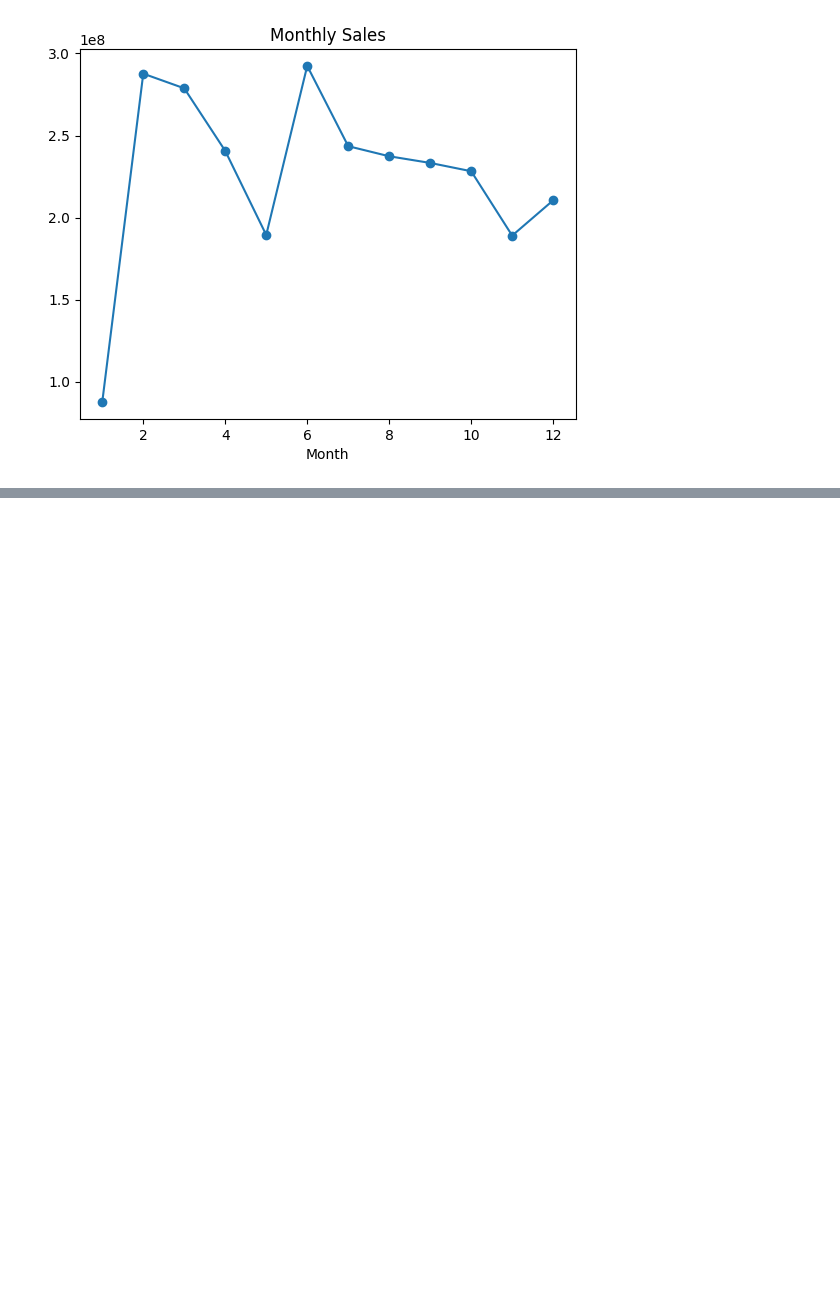
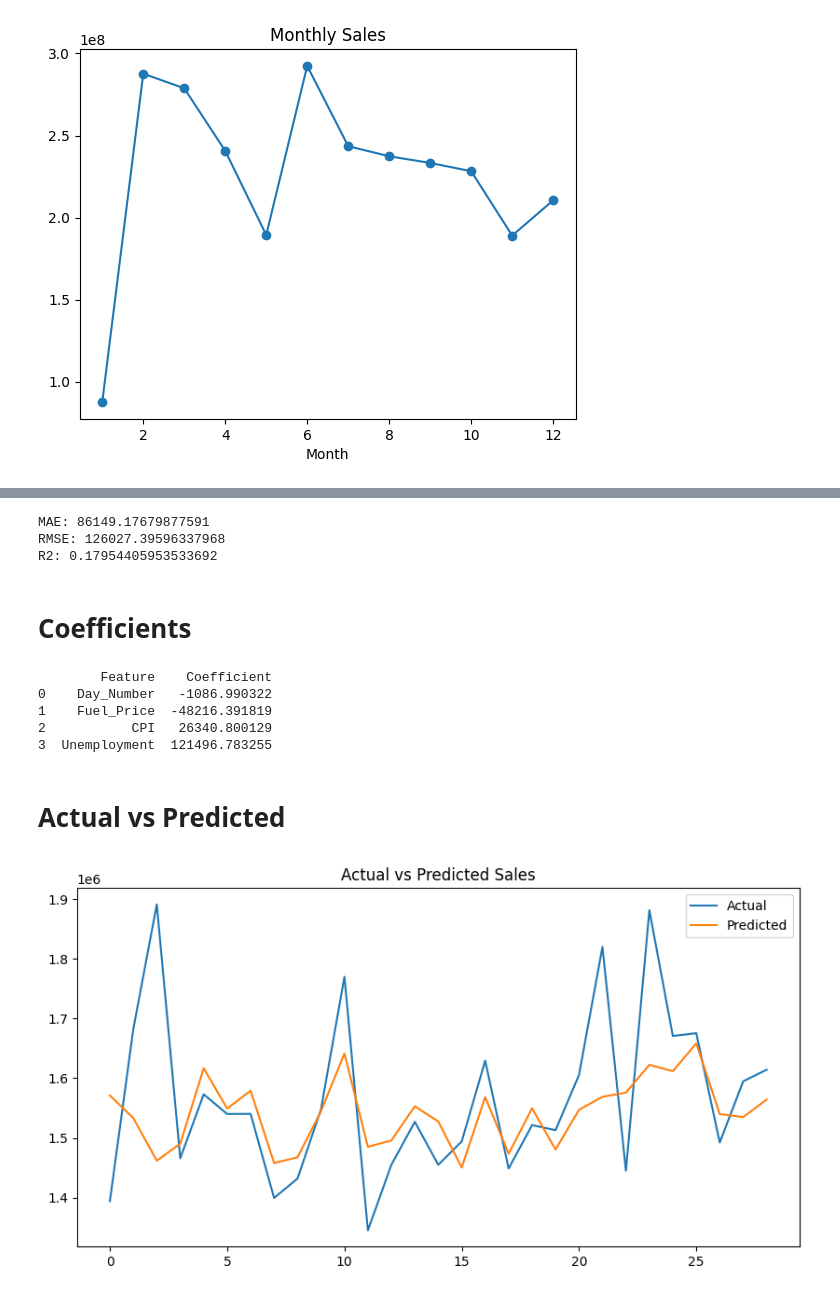
Before and after one commit to Tuffour0/Walmart, a Jupyter notebook: Walmart/walmart sales -1.ipynb, the cells around one changed output, grey strips where cells are left out. Saved outputs shown, nothing was run; the diff lists cells and outputs as text; code cells hidden in the pictures; blank space fills up the shorter version.

```diff
--- a/Walmart/walmart sales -1.ipynb
+++ b/Walmart/walmart sales -1.ipynb
@@ -354,0 +384,7 @@ plt.show()
+# %%
+X = store1[['Day_Number',
+            'Fuel_Price',
+            'CPI',
+            'Unemployment']]
+
+y = store1['Weekly_Sales']
@@ -354,0 +396,7 @@ plt.show()
+# %%
+X_train,X_test,y_train,y_test = train_test_split(
+    X,
+    y,
+    test_size=0.2,
+    random_state=42
+)
@@ -354,0 +405,4 @@ plt.show()
+# %%
+model = LinearRegression()
+
+model.fit(X_train,y_train)
@@ -354,0 +411,2 @@ plt.show()
+# %%
+pred = model.predict(X_test)
@@ -354,0 +418,41 @@ plt.show()
+# %%
+print("MAE:",mean_absolute_error(y_test,pred))
+
+print("RMSE:",np.sqrt(mean_squared_error(y_test,pred)))
+
+print("R2:",r2_score(y_test,pred))
+# %% [output]
+MAE: 86149.17679877591
+RMSE: 126027.39596337968
+R2: 0.17954405953533692
+# %% [markdown]
+# Coefficients
+# %%
+coef = pd.DataFrame({
+    'Feature':X.columns,
+    'Coefficient':model.coef_
+})
+
+print(coef)
+# %% [output]
+        Feature    Coefficient
+0    Day_Number   -1086.990322
+1    Fuel_Price  -48216.391819
+2           CPI   26340.800129
+3  Unemployment  121496.783255
+# %% [markdown]
+# Actual vs Predicted
+# %%
+plt.figure(figsize=(10,5))
+
+plt.plot(y_test.values,label='Actual')
+
+plt.plot(pred,label='Predicted')
+
+plt.legend()
+
+plt.title("Actual vs Predicted Sales")
+
+plt.show()
+# %% [output]
+[figure, added]
```
Also changed, not shown: parts of 16 cells of this notebook, 3 other files.
